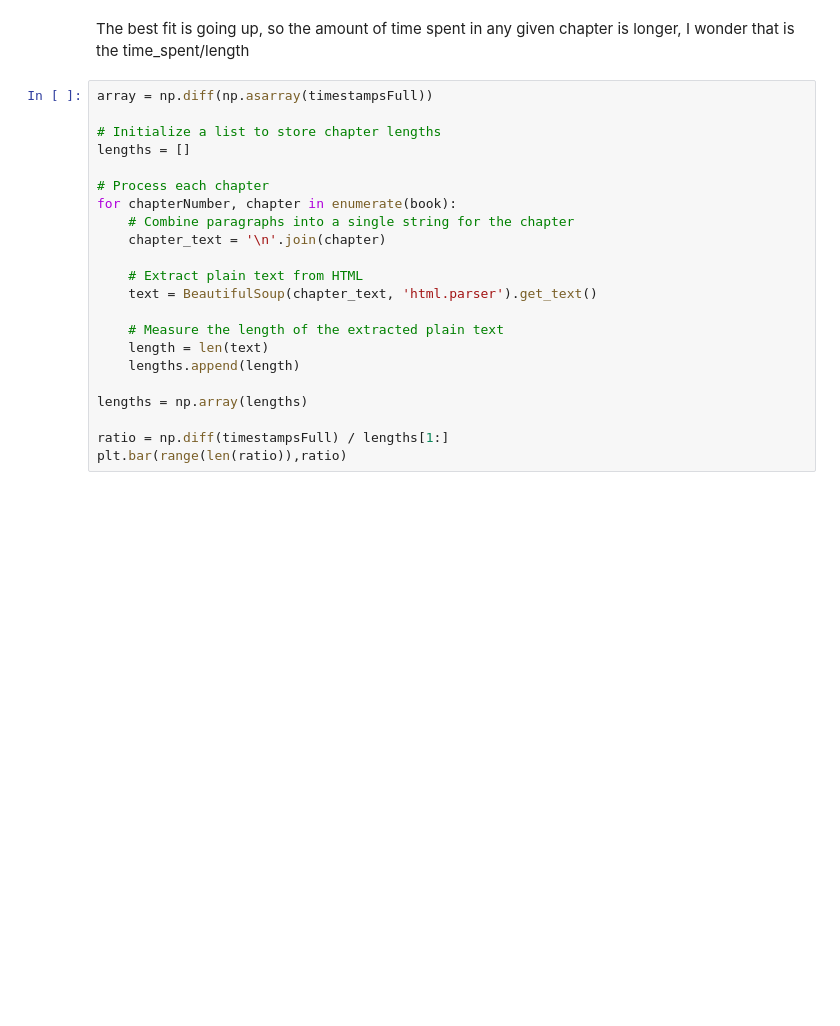
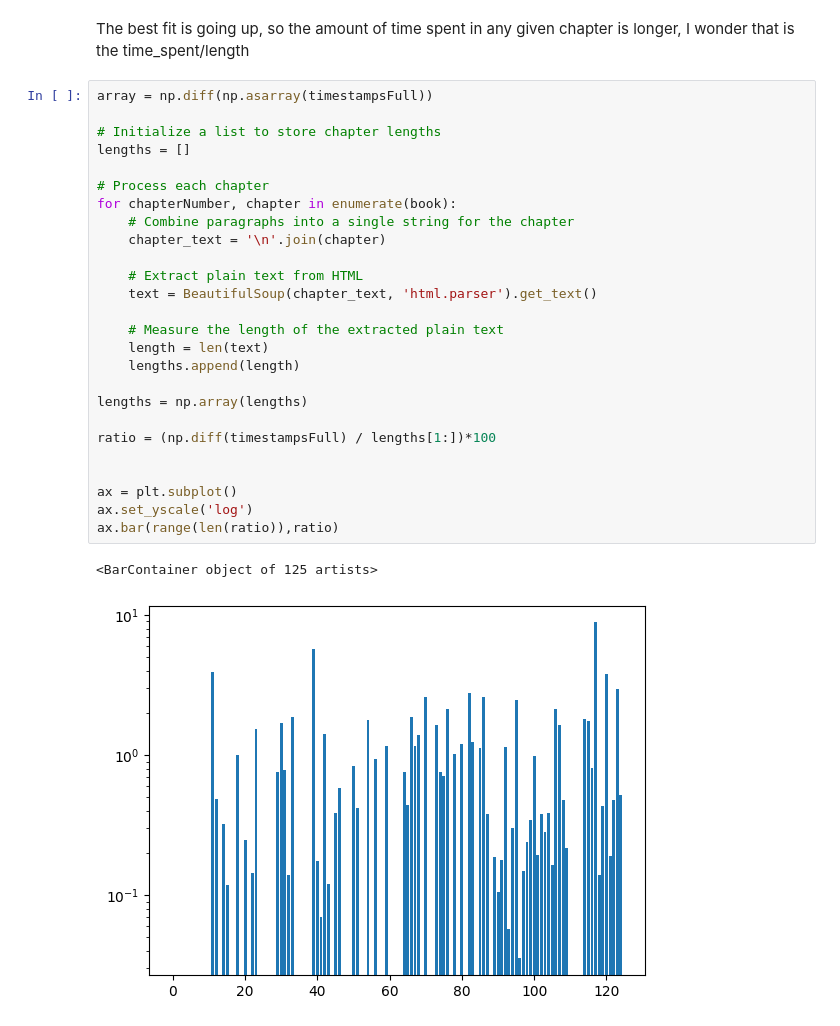
Before and after one commit to KekKom/WPAtaMS-Analyzer, a Jupyter notebook: analyzer.ipynb, the cells around one changed output. Cells and saved outputs as stored; diff of their text form; blank space fills up the shorter version.

```diff
--- a/analyzer.ipynb
+++ b/analyzer.ipynb
@@ -557,25 +666,32 @@ The best fit is going up, so the amount of time spent in any given chapter is lo
 # %%
 array = np.diff(np.asarray(timestampsFull))
 
 # Initialize a list to store chapter lengths
 lengths = []
 
 # Process each chapter
 for chapterNumber, chapter in enumerate(book):
     # Combine paragraphs into a single string for the chapter
     chapter_text = '\n'.join(chapter)
 
     # Extract plain text from HTML
     text = BeautifulSoup(chapter_text, 'html.parser').get_text()
 
     # Measure the length of the extracted plain text
     length = len(text)
     lengths.append(length)
 
 lengths = np.array(lengths)
 
-ratio = np.diff(timestampsFull) / lengths[1:]
-plt.bar(range(len(ratio)),ratio)
+ratio = (np.diff(timestampsFull) / lengths[1:])*100
+
+
+ax = plt.subplot()
+ax.set_yscale('log')
+ax.bar(range(len(ratio)),ratio)
+# %% [output]
+<BarContainer object of 125 artists>
+[figure, added]
 # %%
 ig = plt.figure(figsize=(19.6,10.8))
 ax = fig.add_subplot(111)
```
Also changed, not shown: parts of 17 cells of this notebook.
